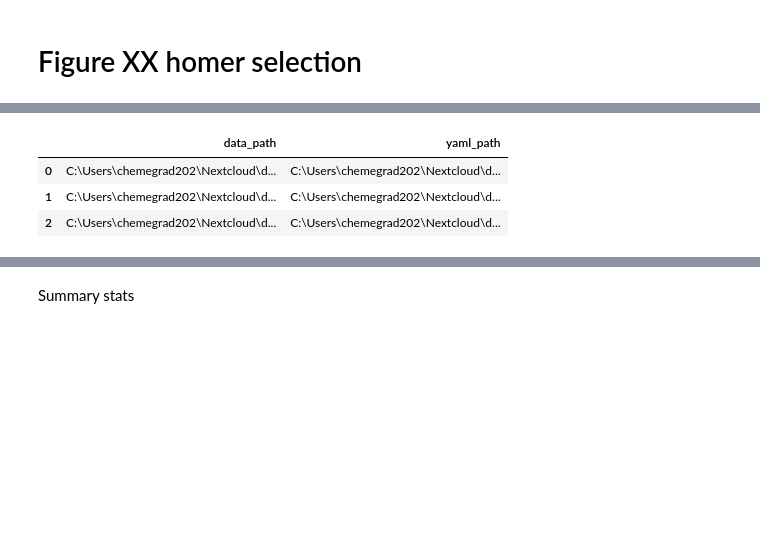
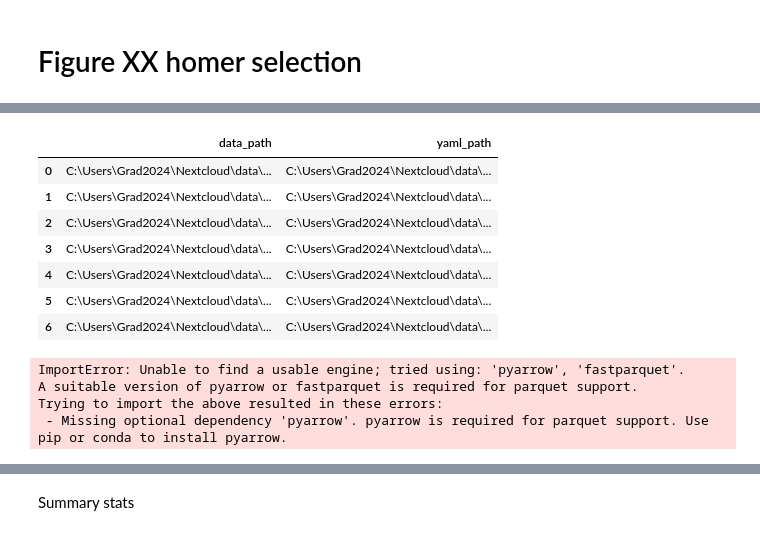
Before and after one commit to GallowayLabMIT/dasit_manuscript, a Jupyter notebook: Figure_XX_homer/homer_nb_selection.ipynb, the cells around one changed output, grey strips where cells are left out. Saved outputs shown, nothing was run; the diff lists cells and outputs as text; code cells hidden in the pictures; blank space fills up the shorter version.

```diff
--- a/Figure_XX_homer/homer_nb_selection.ipynb
+++ b/Figure_XX_homer/homer_nb_selection.ipynb
@@ -29,32 +34,36 @@ ttest_ind_less = StatTest(custom_func, custom_long_name, custom_short_name, alte
 # %%
 # Set paths to the experiment folder and where to find the data
 base_path = rd.datadir/'data'/'attune'/'Maria'
 
-Plates = {'2026.07.22_homer_selection': ['Rep1_2', 'Rep3_WT','Ctrls']
+Plates = {'2026.07.22_homer_selection': ['Rep1_2', 'Rep3_WT','Ctrls'], '2026.08.04_homer_selection': ['Plate1_R1_R2_MOI0.1','Plate2_R3_MOI0.1_GFP_Puro', 'Plate3_R2_R3_MOI0', 'Plate4_ctrls' ]
 }
 
 exp_path = []
 yaml_path = []
 
 for i in Plates:
     for j in Plates[i]:
         exp_path.append(base_path/i/j/'Single_cell_csvs')
         yaml_path.append(base_path/i/j/'Single_cell_csvs'/'wells.yaml')
 
 output_path = rd.rootdir/'output'/'Figure_XX_homer'
 cache_path = rd.rootdir/'output'/'Figure_XX_homer'/'data.gzip'
 
 plates_dict = pd.DataFrame({
     'data_path' : [exp for exp in exp_path],
     'yaml_path' : [yaml for yaml in yaml_path]
 })
 
 display(plates_dict)
 # %% [output]
 |  | data_path | yaml_path |
-| 0 | C:\Users\chemegrad202\Nextcloud\d... | C:\Users\chemegrad202\Nextcloud\d... |
-| 1 | C:\Users\chemegrad202\Nextcloud\d... | C:\Users\chemegrad202\Nextcloud\d... |
-| 2 | C:\Users\chemegrad202\Nextcloud\d... | C:\Users\chemegrad202\Nextcloud\d... |
+| 0 | C:\Users\Grad2024\Nextcloud\data\... | C:\Users\Grad2024\Nextcloud\data\... |
+| 1 | C:\Users\Grad2024\Nextcloud\data\... | C:\Users\Grad2024\Nextcloud\data\... |
+| 2 | C:\Users\Grad2024\Nextcloud\data\... | C:\Users\Grad2024\Nextcloud\data\... |
+| 3 | C:\Users\Grad2024\Nextcloud\data\... | C:\Users\Grad2024\Nextcloud\data\... |
+| 4 | C:\Users\Grad2024\Nextcloud\data\... | C:\Users\Grad2024\Nextcloud\data\... |
+| 5 | C:\Users\Grad2024\Nextcloud\data\... | C:\Users\Grad2024\Nextcloud\data\... |
+| 6 | C:\Users\Grad2024\Nextcloud\data\... | C:\Users\Grad2024\Nextcloud\data\... |
 # %%
 #Load data
 data = pd.DataFrame()
@@ -68,6 +77,11 @@ else:
 
     # Save data in the cache path for easier loading next time
     data.to_parquet(rd.outfile(cache_path))
+# %% [output]
+ImportError: Unable to find a usable engine; tried using: 'pyarrow', 'fastparquet'.
+A suitable version of pyarrow or fastparquet is required for parquet support.
+Trying to import the above resulted in these errors:
+ - Missing optional dependency 'pyarrow'. pyarrow is required for parquet support. Use pip or conda to install pyarrow.
 # %%
 display(data)
 # %% [output]
```
Also changed, not shown: parts of 11 cells of this notebook, 1 other file.
